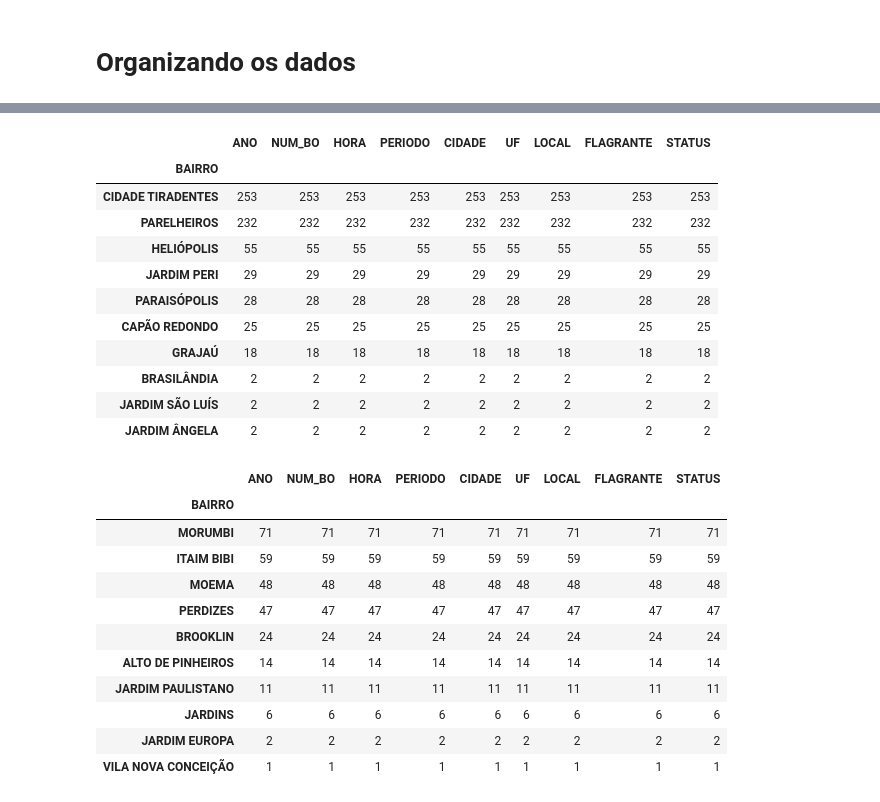
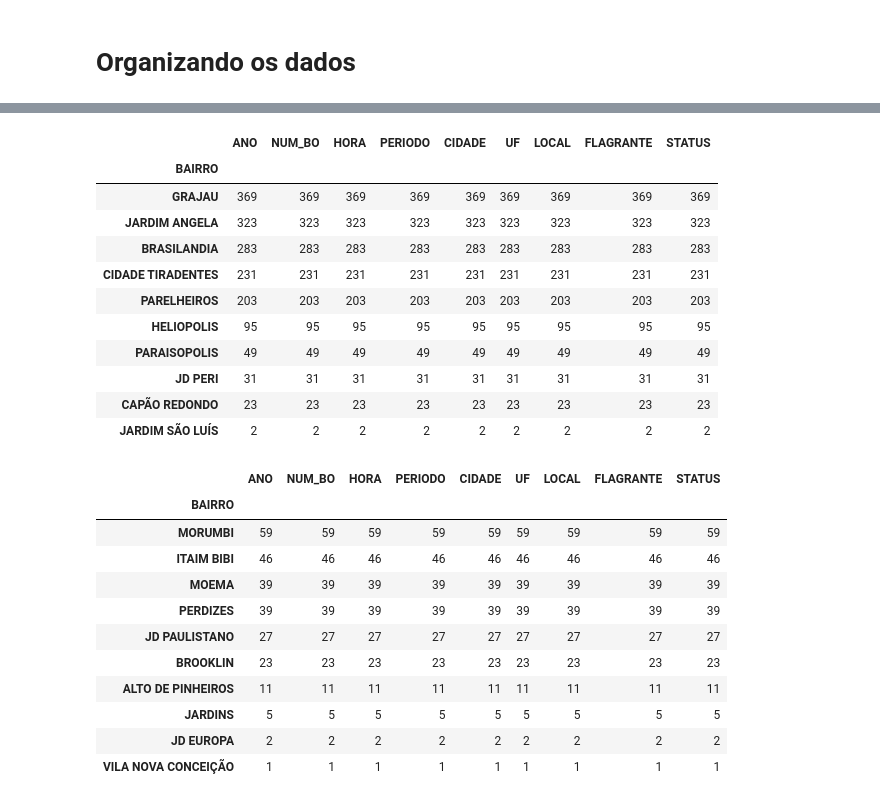
Before and after one commit to Pennini/Curso-Python-2022, a Jupyter notebook: Projeto_Final/projeto_final_crimes.ipynb, the cells around one changed output, grey strips where cells are left out. Saved outputs shown, nothing was run; the diff lists cells and outputs as text; code cells hidden in the pictures.

```diff
--- a/Projeto_Final/projeto_final_crimes.ipynb
+++ b/Projeto_Final/projeto_final_crimes.ipynb
@@ -174,3 +174,10 @@ homicidio.head()
 | 8 | 2021 | 4225 | 23:00 | A NOITE | CUMBICA | GUARULHOS | SP | Via pública | Não | Consumado |
 # %% [markdown]
 # Organizando os dados
+# %%
+pd.set_option('display.max.rows', 3654)
+# %%
+homicidio_consumado = homicidio[homicidio["STATUS"] == "Consumado"]
+homicidio_tentado = homicidio[homicidio["STATUS"] == "Tentado"]
+soma_homicidios = anos_consumado["NUM_BO"].sum()
+soma_tentado = anos_tentado["NUM_BO"].sum()
@@ -180,0 +224,14 @@ locais_fechados = ['Residência', 'Comércio e serviços', 'Saúde', 'Condomíni
+# %%
+cidade_sp = homicidio_consumado[homicidio_consumado["CIDADE"] == "S.PAULO"]
+bairros = cidade_sp.groupby("BAIRRO").count().sort_values(by="NUM_BO", ascending=False)
+# TOP 10 BAIRROS COM MAIOR TAXA DE HOMICIDIO
+# GRAJAU
+# CAMPO LIMPO
+# ITAIM PAULISTA
+# ITAQUERA
+# JARDIM ANGELA
+# JD SÃO LUIS
+# BRASILANDIA
+# CAPAO REDONDO
+# CIDADE TIRADENTES
+# PIRITUBA
@@ -297,36 +349,37 @@ oeste_hom
 | BRASILÂNDIA | 2 | 2 | 2 | 2 | 2 | 2 | 2 | 2 | 2 |
 # %%
 bairros_menor_renda_sp = [
-    "Heliópolis",
-    "Paraisópolis",
+    "Heliopolis",
+    "Paraisopolis",
     "Cidade Tiradentes",
     "Jardim São Luís",
-    "Grajaú",
+    "Grajau",
     "Capão Redondo",
-    "Brasilândia",
-    "Jardim Ângela",
-    "Jardim Peri",
+    "Brasilandia",
+    "JARDIM ANGELA",
+    "Jd Peri",
     "Parelheiros"
 ]
 menor_renda, homicidios_menor = maiuscula(bairros_menor_renda_sp)
+soma_menor_renda = homicidios_menor["ANO"].sum()
 homicidios_menor
 # %% [output]
 |  | ANO | NUM_BO | HORA | PERIODO | CIDADE | UF | LOCAL | FLAGRANTE | STATUS |
 | BAIRRO |  |  |  |  |  |  |  |  |  |
-| CIDADE TIRADENTES | 253 | 253 | 253 | 253 | 253 | 253 | 253 | 253 | 253 |
-| PARELHEIROS | 232 | 232 | 232 | 232 | 232 | 232 | 232 | 232 | 232 |
-| HELIÓPOLIS | 55 | 55 | 55 | 55 | 55 | 55 | 55 | 55 | 55 |
-| JARDIM PERI | 29 | 29 | 29 | 29 | 29 | 29 | 29 | 29 | 29 |
-| PARAISÓPOLIS | 28 | 28 | 28 | 28 | 28 | 28 | 28 | 28 | 28 |
-| CAPÃO REDONDO | 25 | 25 | 25 | 25 | 25 | 25 | 25 | 25 | 25 |
-| GRAJAÚ | 18 | 18 | 18 | 18 | 18 | 18 | 18 | 18 | 18 |
-| BRASILÂNDIA | 2 | 2 | 2 | 2 | 2 | 2 | 2 | 2 | 2 |
+| GRAJAU | 369 | 369 | 369 | 369 | 369 | 369 | 369 | 369 | 369 |
+| JARDIM ANGELA | 323 | 323 | 323 | 323 | 323 | 323 | 323 | 323 | 323 |
+| BRASILANDIA | 283 | 283 | 283 | 283 | 283 | 283 | 283 | 283 | 283 |
+| CIDADE TIRADENTES | 231 | 231 | 231 | 231 | 231 | 231 | 231 | 231 | 231 |
+| PARELHEIROS | 203 | 203 | 203 | 203 | 203 | 203 | 203 | 203 | 203 |
+| HELIOPOLIS | 95 | 95 | 95 | 95 | 95 | 95 | 95 | 95 | 95 |
+| PARAISOPOLIS | 49 | 49 | 49 | 49 | 49 | 49 | 49 | 49 | 49 |
+| JD PERI | 31 | 31 | 31 | 31 | 31 | 31 | 31 | 31 | 31 |
+| CAPÃO REDONDO | 23 | 23 | 23 | 23 | 23 | 23 | 23 | 23 | 23 |
 | JARDIM SÃO LUÍS | 2 | 2 | 2 | 2 | 2 | 2 | 2 | 2 | 2 |
-| JARDIM ÂNGELA | 2 | 2 | 2 | 2 | 2 | 2 | 2 | 2 | 2 |
 # %%
 bairros_maior_renda_sp = [
-    "Jardim Europa",
-    "Jardim Paulistano",
+    "Jd Europa",
+    "Jd Paulistano",
     "Vila Nova Conceição",
     "Itaim Bibi",
     "Moema",
@@ -337,17 +390,18 @@ bairros_maior_renda_sp = [
     "Jardins"
 ]
 maior_renda, homicidios_maior = maiuscula(bairros_maior_renda_sp)
+soma_maior_renda = homicidios_maior["ANO"].sum()
 homicidios_maior
 # %% [output]
 |  | ANO | NUM_BO | HORA | PERIODO | CIDADE | UF | LOCAL | FLAGRANTE | STATUS |
 | BAIRRO |  |  |  |  |  |  |  |  |  |
-| MORUMBI | 71 | 71 | 71 | 71 | 71 | 71 | 71 | 71 | 71 |
-| ITAIM BIBI | 59 | 59 | 59 | 59 | 59 | 59 | 59 | 59 | 59 |
-| MOEMA | 48 | 48 | 48 | 48 | 48 | 48 | 48 | 48 | 48 |
-| PERDIZES | 47 | 47 | 47 | 47 | 47 | 47 | 47 | 47 | 47 |
-| BROOKLIN | 24 | 24 | 24 | 24 | 24 | 24 | 24 | 24 | 24 |
-| ALTO DE PINHEIROS | 14 | 14 | 14 | 14 | 14 | 14 | 14 | 14 | 14 |
-| JARDIM PAULISTANO | 11 | 11 | 11 | 11 | 11 | 11 | 11 | 11 | 11 |
-| JARDINS | 6 | 6 | 6 | 6 | 6 | 6 | 6 | 6 | 6 |
-| JARDIM EUROPA | 2 | 2 | 2 | 2 | 2 | 2 | 2 | 2 | 2 |
+| MORUMBI | 59 | 59 | 59 | 59 | 59 | 59 | 59 | 59 | 59 |
+| ITAIM BIBI | 46 | 46 | 46 | 46 | 46 | 46 | 46 | 46 | 46 |
+| MOEMA | 39 | 39 | 39 | 39 | 39 | 39 | 39 | 39 | 39 |
+| PERDIZES | 39 | 39 | 39 | 39 | 39 | 39 | 39 | 39 | 39 |
+| JD PAULISTANO | 27 | 27 | 27 | 27 | 27 | 27 | 27 | 27 | 27 |
+| BROOKLIN | 23 | 23 | 23 | 23 | 23 | 23 | 23 | 23 | 23 |
+| ALTO DE PINHEIROS | 11 | 11 | 11 | 11 | 11 | 11 | 11 | 11 | 11 |
+| JARDINS | 5 | 5 | 5 | 5 | 5 | 5 | 5 | 5 | 5 |
+| JD EUROPA | 2 | 2 | 2 | 2 | 2 | 2 | 2 | 2 | 2 |
 | VILA NOVA CONCEIÇÃO | 1 | 1 | 1 | 1 | 1 | 1 | 1 | 1 | 1 |
```
Also changed, not shown: parts of 11 cells of this notebook.
